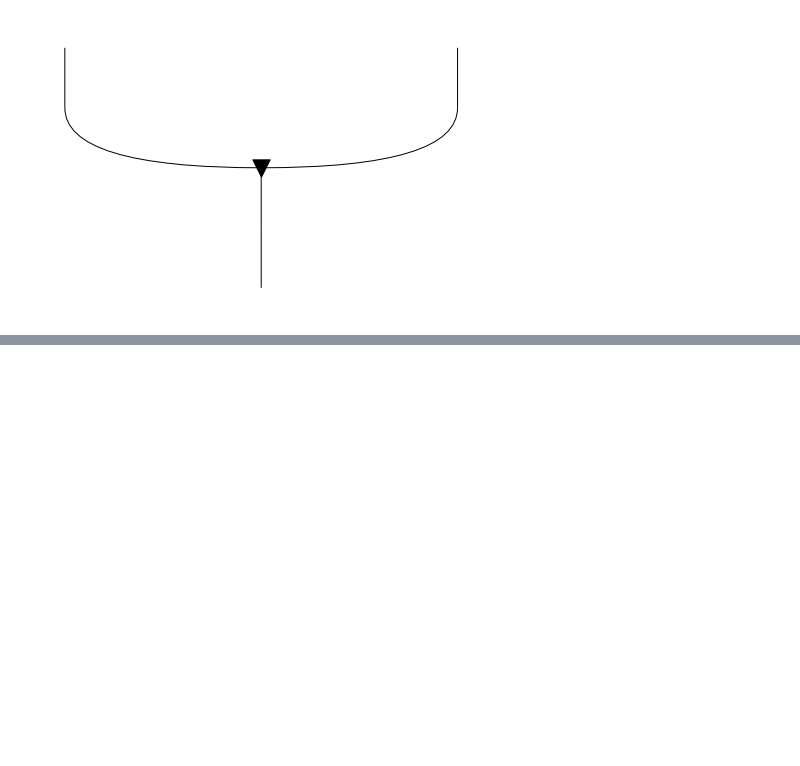
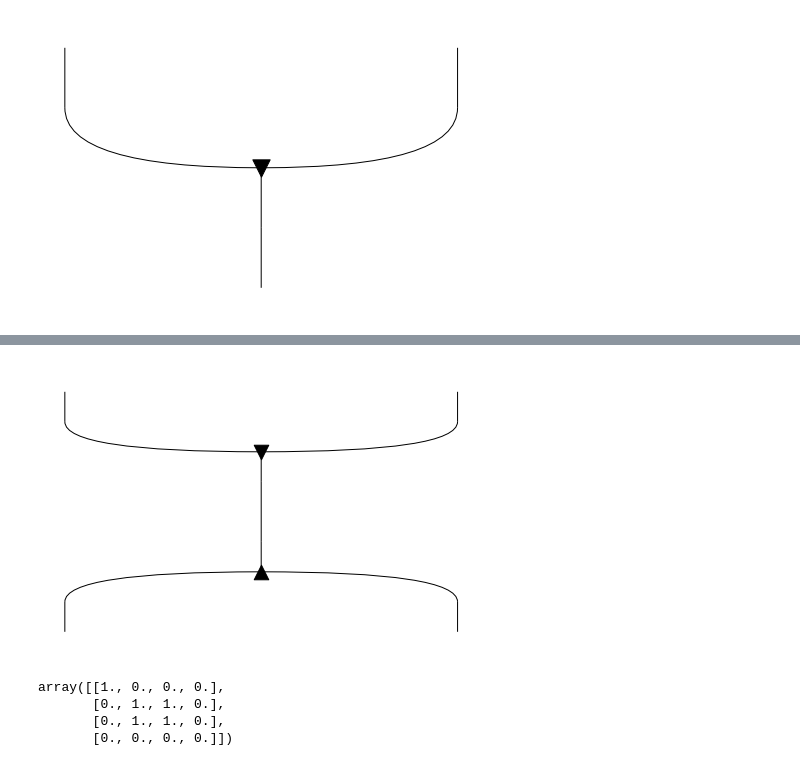
Before and after one commit to edwinagnew/zxw-diagrams, a Jupyter notebook: calcs.ipynb, the cells around one changed output, grey strips where cells are left out. Drawn from its saved outputs; the diff is of its cells as text; code cells hidden in the pictures; blank space fills up the shorter version.

```diff
--- a/calcs.ipynb
+++ b/calcs.ipynb
@@ -19,0 +26,10 @@ Z(1, 2).dagger().draw()
+# %%
+z2 = cw >> w
+z2.draw()
+eval(z2)
+# %% [output]
+[figure, added]
+array([[1., 0., 0., 0.],
+       [0., 1., 1., 0.],
+       [0., 1., 1., 0.],
+       [0., 0., 0., 0.]])
```
Also changed, not shown: parts of 7 cells of this notebook, 2 other files.
